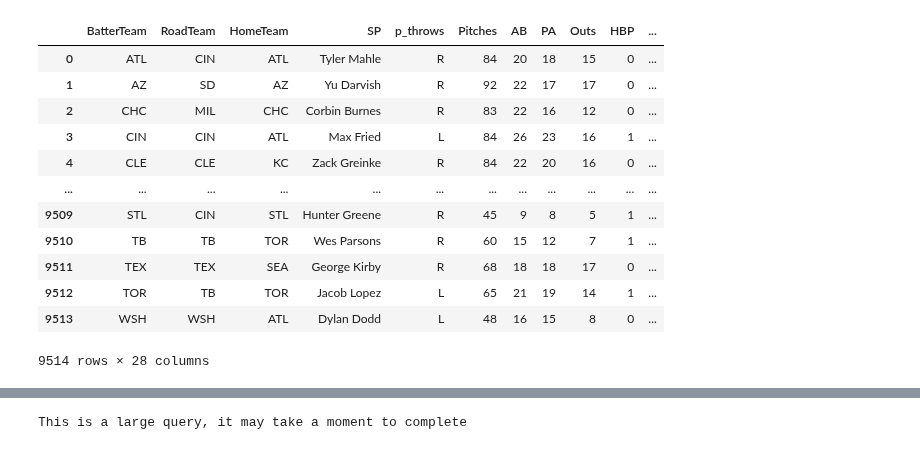
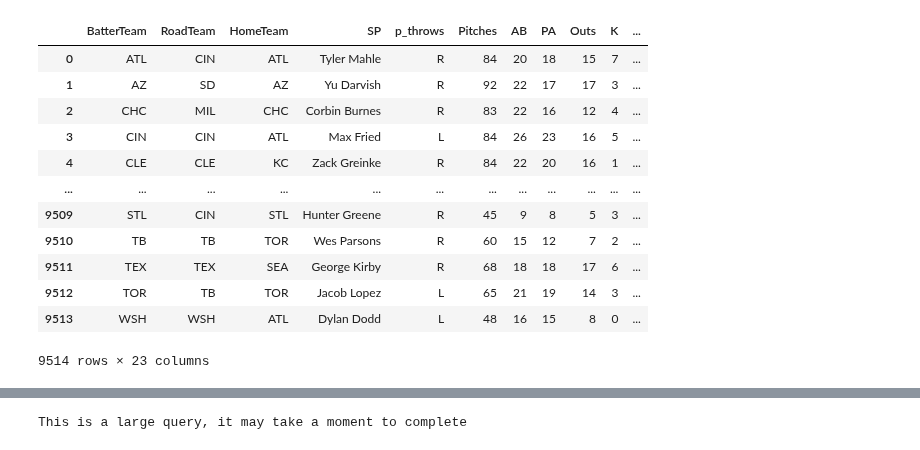
Before and after one commit to Cbkaplinger/Random-Projects, a Jupyter notebook: MLB/DailyPitchModel.ipynb, the cells around one changed output, grey strips where cells are left out. Cells and saved outputs as stored; diff of their text form; code cells hidden in the pictures.

```diff
--- a/MLB/DailyPitchModel.ipynb
+++ b/MLB/DailyPitchModel.ipynb
@@ -322,6 +325,7 @@ Train1 = df_starters_only.groupby(["game_date", "BatterTeam", "away_team", "home
     Whiff = ('description', lambda x: (x.isin(["swinging_strike", "swinging_strike_blocked", "foul_tip"])).sum()),
     Strikes = ('description', lambda x: (x.isin(["called_strike", "swinging_strike", "foul", "swinging_strike_blocked", "foul_tip"])).sum()),
     K = ('events', lambda x: (x == 'strikeout').sum()),
+    xBA = ("estimated_ba_using_speedangle", "mean"),
     xwOBA = ("estimated_woba_using_speedangle", "mean"),
     wOBA = ("woba_value", "mean"),
     RunExp = ("delta_run_exp", "mean")).reset_index().fillna(0)
@@ -338,7 +342,8 @@ Train2 = Train1.groupby(["game_date", "BatterTeam", "away_team", "home_team", "p
     Whiff = ("Whiff", "sum"),
     Strikes = ("Strikes", "sum"),
     K = ("K", "sum"),
-    xwOBA = ("wOBA", "mean"),
+    xBA = ("xBA", "mean"),
+    xwOBA = ("xwOBA", "mean"),
     wOBA = ("wOBA", "mean"),
     RunExp = ("RunExp", "mean")).reset_index().fillna(0)
 
@@ -355,19 +360,19 @@ Train2['CSW%'] = round((Train2['CSW'] / Train2['Pitches']) * 100, 2)
 Train2 = Train2.drop(columns = ["CSW"])
 # %%
 Train3 = Train2.rename(columns={'away_team': 'RoadTeam', 'home_team': 'HomeTeam', "player_name": "SP"})
-Train3 = Train3.drop(columns = "game_date")
+Train3 = Train3.drop(columns = ["game_date", "Balls", "HBP", "BB", "CS", "Whiff", "Strikes"])
 Train3
 # %% [output]
-|  | BatterTeam | RoadTeam | HomeTeam | SP | p_throws | Pitches | AB | PA | Outs | HBP | ... |
-| 0 | ATL | CIN | ATL | Tyler Mahle | R | 84 | 20 | 18 | 15 | 0 | ... |
-| 1 | AZ | SD | AZ | Yu Darvish | R | 92 | 22 | 17 | 17 | 0 | ... |
-| 2 | CHC | MIL | CHC | Corbin Burnes | R | 83 | 22 | 16 | 12 | 0 | ... |
-| 3 | CIN | CIN | ATL | Max Fried | L | 84 | 26 | 23 | 16 | 1 | ... |
-| 4 | CLE | CLE | KC | Zack Greinke | R | 84 | 22 | 20 | 16 | 0 | ... |
+|  | BatterTeam | RoadTeam | HomeTeam | SP | p_throws | Pitches | AB | PA | Outs | K | ... |
+| 0 | ATL | CIN | ATL | Tyler Mahle | R | 84 | 20 | 18 | 15 | 7 | ... |
+| 1 | AZ | SD | AZ | Yu Darvish | R | 92 | 22 | 17 | 17 | 3 | ... |
+| 2 | CHC | MIL | CHC | Corbin Burnes | R | 83 | 22 | 16 | 12 | 4 | ... |
+| 3 | CIN | CIN | ATL | Max Fried | L | 84 | 26 | 23 | 16 | 5 | ... |
+| 4 | CLE | CLE | KC | Zack Greinke | R | 84 | 22 | 20 | 16 | 1 | ... |
 | ... | ... | ... | ... | ... | ... | ... | ... | ... | ... | ... | ... |
-| 9509 | STL | CIN | STL | Hunter Greene | R | 45 | 9 | 8 | 5 | 1 | ... |
-| 9510 | TB | TB | TOR | Wes Parsons | R | 60 | 15 | 12 | 7 | 1 | ... |
-| 9511 | TEX | TEX | SEA | George Kirby | R | 68 | 18 | 18 | 17 | 0 | ... |
-| 9512 | TOR | TB | TOR | Jacob Lopez | L | 65 | 21 | 19 | 14 | 1 | ... |
+| 9509 | STL | CIN | STL | Hunter Greene | R | 45 | 9 | 8 | 5 | 3 | ... |
+| 9510 | TB | TB | TOR | Wes Parsons | R | 60 | 15 | 12 | 7 | 2 | ... |
+| 9511 | TEX | TEX | SEA | George Kirby | R | 68 | 18 | 18 | 17 | 6 | ... |
+| 9512 | TOR | TB | TOR | Jacob Lopez | L | 65 | 21 | 19 | 14 | 3 | ... |
 | 9513 | WSH | WSH | ATL | Dylan Dodd | L | 48 | 16 | 15 | 8 | 0 | ... |
-9514 rows × 28 columns
+9514 rows × 23 columns
```
Also changed, not shown: parts of 14 cells of this notebook, 3 other files.
